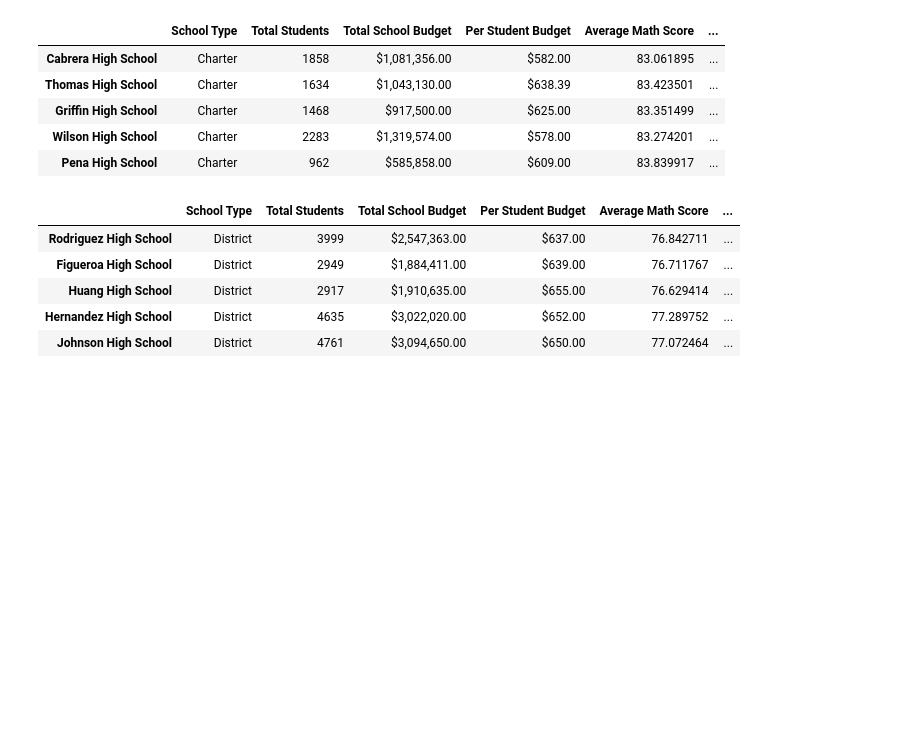
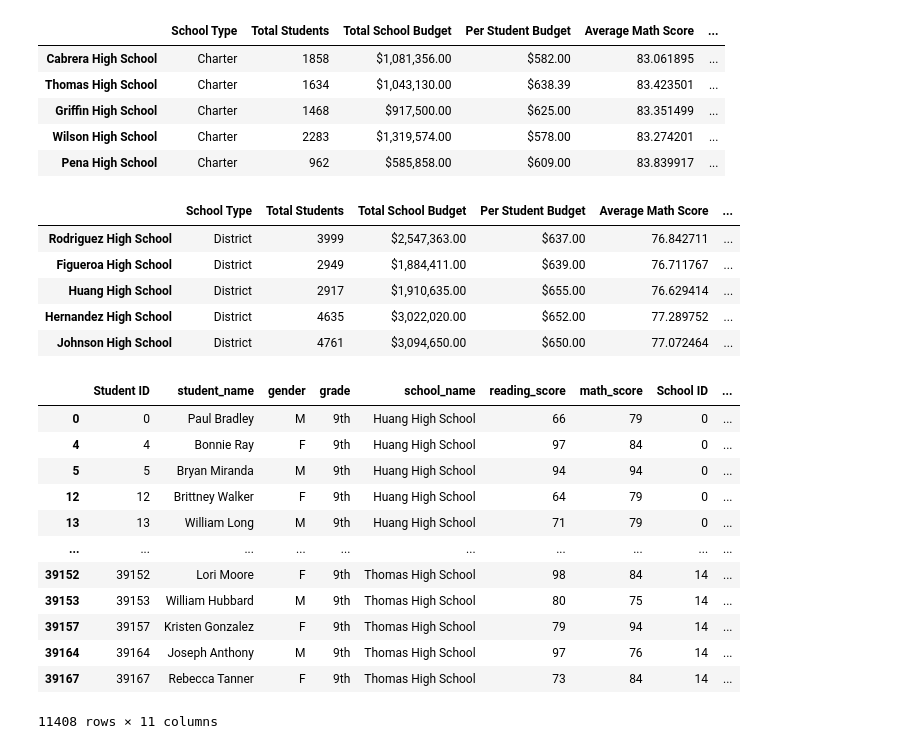
Before and after one commit to andrealynn8201/School_District_Analysis, a Jupyter notebook: PyCitySchools.ipynb, the cells around one changed output. Drawn from its saved outputs; the diff is of its cells as text; code cells hidden in the pictures; blank space fills up the shorter version.

Commit message:
added average math and reading scores by grade

```diff
--- a/PyCitySchools.ipynb
+++ b/PyCitySchools.ipynb
@@ -785,3 +785,28 @@ bottom_schools.head()
 | Huang High School | District | 2917 | $1,910,635.00 | $655.00 | 76.629414 | ... |
 | Hernandez High School | District | 4635 | $3,022,020.00 | $652.00 | 77.289752 | ... |
 | Johnson High School | District | 4761 | $3,094,650.00 | $650.00 | 77.072464 | ... |
+# %%
+# Create a grade level DataFrames.
+ninth_graders = school_data_complete_df[(school_data_complete_df["grade"] == "9th")]
+
+tenth_graders = school_data_complete_df[(school_data_complete_df["grade"] == "10th")]
+
+eleventh_graders = school_data_complete_df[(school_data_complete_df["grade"] == "11th")]
+
+twelfth_graders = school_data_complete_df[(school_data_complete_df["grade"] == "12th")]
+# %%
+ninth_graders
+# %% [output]
+|  | Student ID | student_name | gender | grade | school_name | reading_score | math_score | School ID | ... |
+| 0 | 0 | Paul Bradley | M | 9th | Huang High School | 66 | 79 | 0 | ... |
+| 4 | 4 | Bonnie Ray | F | 9th | Huang High School | 97 | 84 | 0 | ... |
+| 5 | 5 | Bryan Miranda | M | 9th | Huang High School | 94 | 94 | 0 | ... |
+| 12 | 12 | Brittney Walker | F | 9th | Huang High School | 64 | 79 | 0 | ... |
+| 13 | 13 | William Long | M | 9th | Huang High School | 71 | 79 | 0 | ... |
+| ... | ... | ... | ... | ... | ... | ... | ... | ... | ... |
+| 39152 | 39152 | Lori Moore | F | 9th | Thomas High School | 98 | 84 | 14 | ... |
+| 39153 | 39153 | William Hubbard | M | 9th | Thomas High School | 80 | 75 | 14 | ... |
+| 39157 | 39157 | Kristen Gonzalez | F | 9th | Thomas High School | 79 | 94 | 14 | ... |
+| 39164 | 39164 | Joseph Anthony | M | 9th | Thomas High School | 97 | 76 | 14 | ... |
+| 39167 | 39167 | Rebecca Tanner | F | 9th | Thomas High School | 73 | 84 | 14 | ... |
+11408 rows × 11 columns
```
Also changed, not shown: parts of 9 cells of this notebook.
